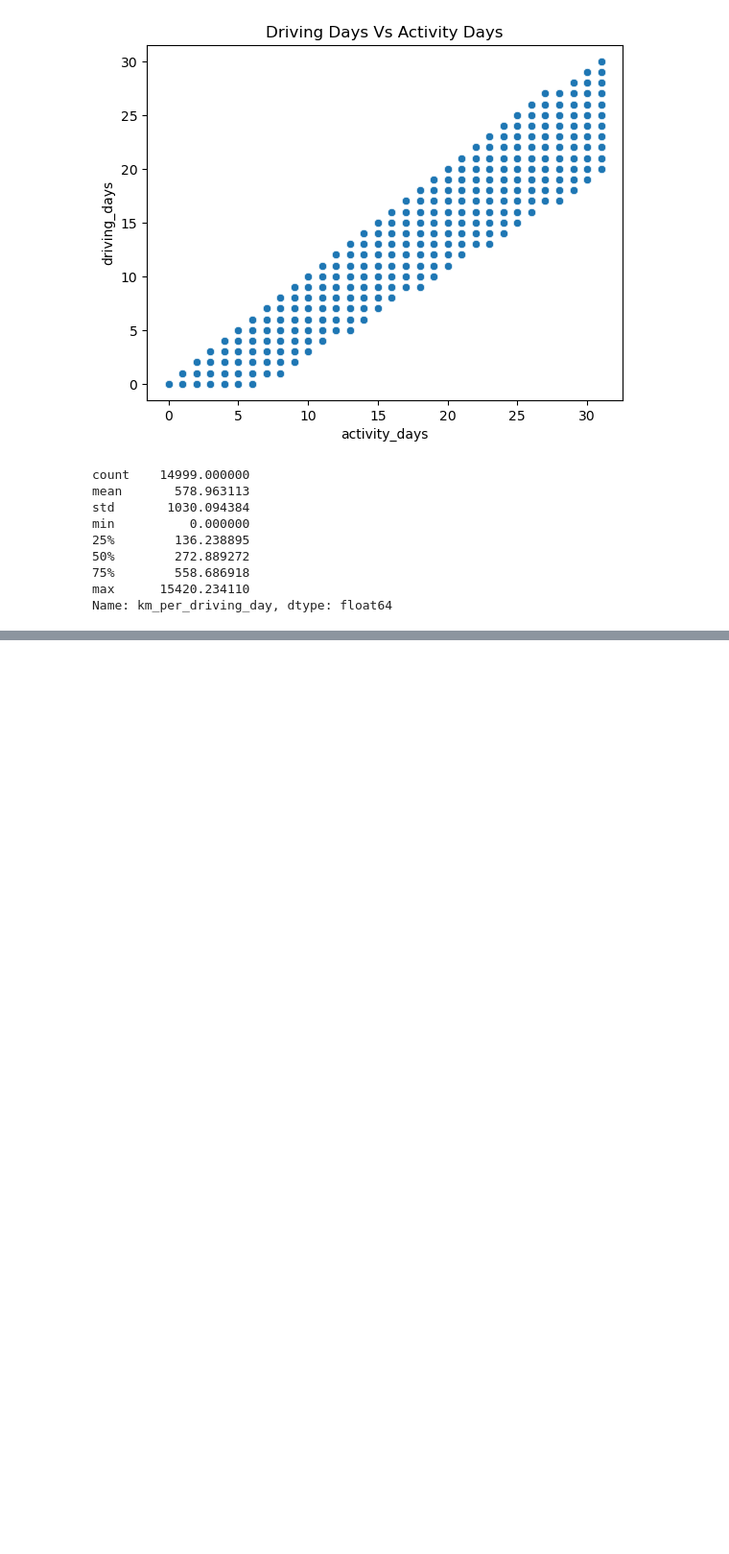
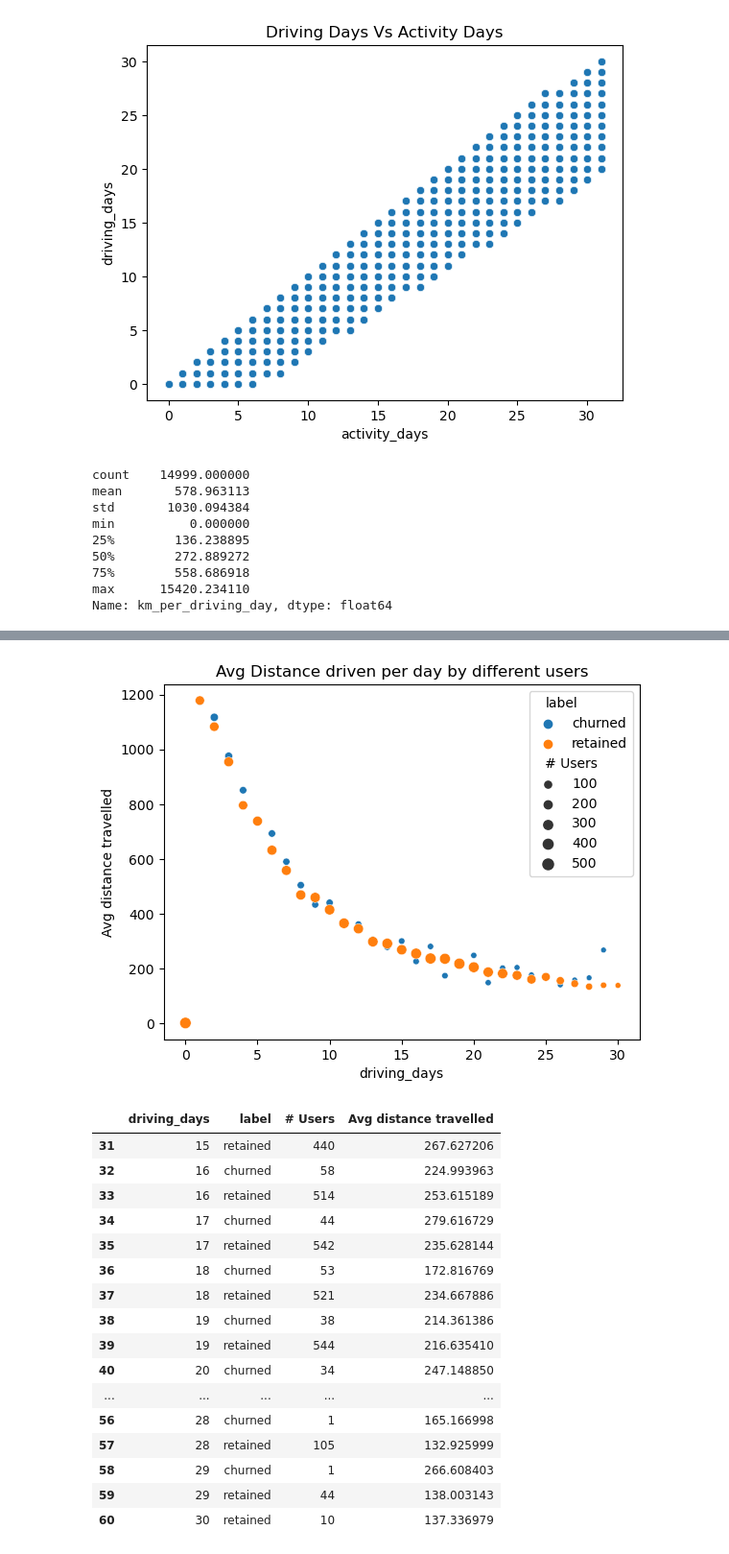
Before and after one commit to marulsnesamony/Portfolio, a Jupyter notebook: Python Code/Navigation App User Usage - EDA.ipynb, the cells around one changed output, grey strips where cells are left out. Shown: that part at 96% size. Cells and saved outputs as stored; diff of their text form; code cells hidden in the pictures; blank space fills up the shorter version.

```diff
--- a/Python Code/Navigation App User Usage - EDA.ipynb
+++ b/Python Code/Navigation App User Usage - EDA.ipynb
@@ -287,0 +334,31 @@ plt.show()
+# %%
+# How do driving days compare to Avg distance driven per day between Churned and Retained users
+
+#Group the dataset to get the count of users and the avg distance travelled per day per label
+wazedfgrp = wazedf.groupby(['driving_days', 'label'])['km_per_driving_day_new'].agg([('# Users','count'), ('Avg distance travelled','mean')]).reset_index()
+
+# Make size of marker to the count of users
+sn.scatterplot(data = wazedfgrp, x='driving_days', y='Avg distance travelled', hue = 'label', size='# Users')
+plt.title('Avg Distance driven per day by different users')
+plt.show()
+wazedfgrp.tail(30)
+#Driving days are always same or less than activity days for a user
+# %% [output]
+[figure, added]
+|  | driving_days | label | # Users | Avg distance travelled |
+| 31 | 15 | retained | 440 | 267.627206 |
+| 32 | 16 | churned | 58 | 224.993963 |
+| 33 | 16 | retained | 514 | 253.615189 |
+| 34 | 17 | churned | 44 | 279.616729 |
+| 35 | 17 | retained | 542 | 235.628144 |
+| 36 | 18 | churned | 53 | 172.816769 |
+| 37 | 18 | retained | 521 | 234.667886 |
+| 38 | 19 | churned | 38 | 214.361386 |
+| 39 | 19 | retained | 544 | 216.635410 |
+| 40 | 20 | churned | 34 | 247.148850 |
+| ... | ... | ... | ... | ... |
+| 56 | 28 | churned | 1 | 165.166998 |
+| 57 | 28 | retained | 105 | 132.925999 |
+| 58 | 29 | churned | 1 | 266.608403 |
+| 59 | 29 | retained | 44 | 138.003143 |
+| 60 | 30 | retained | 10 | 137.336979 |
```
Also changed, not shown: parts of 7 cells of this notebook.
